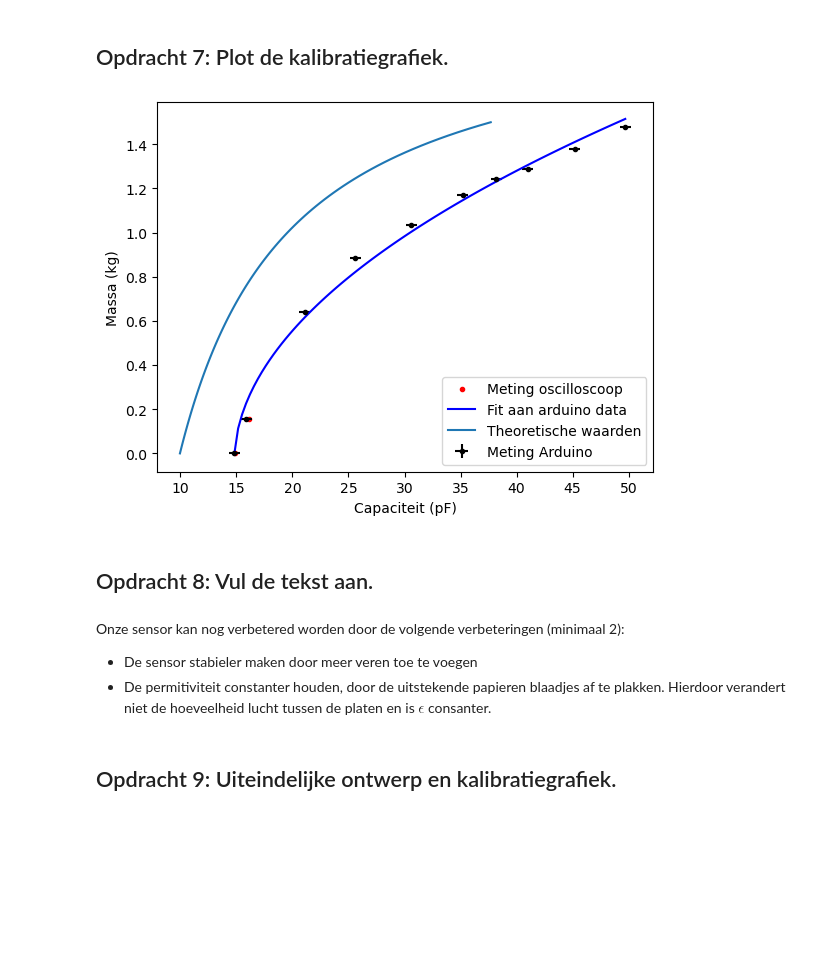
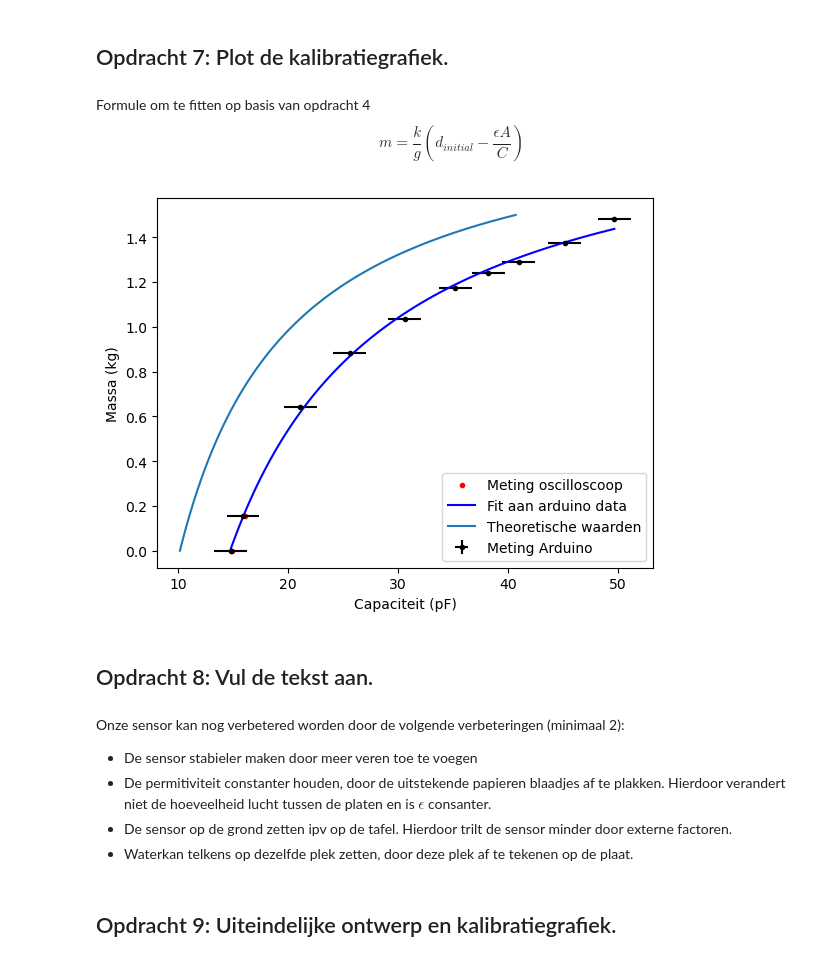
Before and after one commit to AnnetMoeleker/opdrachten-DEF-D, a Jupyter notebook: FysiekeOntwerpopdrachten/2OntwerpEenSensorCondensator/DEFOntwerpopdracht2OntwerpEenSensorInvulTemplate.ipynb, the cells around one changed output. Cells and saved outputs as stored; diff of their text form; code cells hidden in the pictures; blank space fills up the shorter version.

```diff
--- a/FysiekeOntwerpopdrachten/2OntwerpEenSensorCondensator/DEFOntwerpopdracht2OntwerpEenSensorInvulTemplate.ipynb
+++ b/FysiekeOntwerpopdrachten/2OntwerpEenSensorCondensator/DEFOntwerpopdracht2OntwerpEenSensorInvulTemplate.ipynb
@@ -85,7 +85,7 @@ from scipy.optimize import curve_fit
 def vlakkeplaat_in_functie_van_gewicht(gewicht):
     d_initial = 0.02  # m
     k_cste = 250*4  # N/m
-    F= gewicht*9.81
+    F= (gewicht+0.040)*9.81
     verandering_d=-F/k_cste
     d = d_initial + verandering_d
     return vlakkeplaat(1.5, 0.1*0.15,d)*1e12  # pF
@@ -120,35 +120,38 @@ print(min(capaciteiten),max(capaciteiten))
 ![meting 2](Opdracht6_4.jpeg)
 # %% [markdown]
 ## Opdracht 7: Plot de kalibratiegrafiek.
+# %% [markdown]
+Formule om te fitten op basis van opdracht 4
+$$m = \frac{k}{g} (d_{initial} - \frac{\epsilon A}{C})$$
 # %%
 # Plot hier je gemeten kalibratiegrafiek en plot in dezelfde figuur ook je verwachte ontwerpgrafiek.
 from scipy.optimize import curve_fit
 massa_meting = np.array([0, 0.155]) #kg, eerste 2 metingen met oscilloscoop
 capaciteit_meting = np.array([14.9,16.1]) #pF, met oscilloscoop
 massa_meting2 = np.array([0,0.155,0.640,0.885,1.0353,1.1719,1.2423,1.2892,1.3766,1.4801]) #met arduino
 capaciteit_meting2 = np.array([14.8,15.9,21.1,25.6,30.6,35.2,38.2,41.0,45.2,49.7]) #pF, met arduino
 
-def kg(capaciteit, a, b, c):
-    return np.sqrt(a*capaciteit+c)+b #omgekeerde van de formule van de grafiek, om gewicht te berekenen uit capaciteit
+def kg(capaciteit, a, b):
+    return a-(b/capaciteit)#formule uit opdracht 4 om te fitten
 
 pov, cov = curve_fit(kg, capaciteit_meting2, massa_meting2) #fitten van de formule aan de data
 
 
 fit_capaciteit = np.linspace(14.8, 49.7, 100)
-fit_massa = kg(fit_capaciteit, pov[0], pov[1], pov[2])
+fit_massa = kg(fit_capaciteit, pov[0], pov[1])
 plt.figure()
 plt.ylabel("Massa (kg)")
 plt.xlabel("Capaciteit (pF)")
 plt.plot(capaciteit_meting, massa_meting, 'r.', label="Meting oscilloscoop") #metingen oscilloscoop
-plt.errorbar(capaciteit_meting2, massa_meting2, xerr=0.5, yerr=0.001, fmt='k.', label="Meting Arduino") #metingen oscilloscoop met error bars
+plt.errorbar(capaciteit_meting2, massa_meting2, xerr=1.5, yerr=0.001, fmt='k.', label="Meting Arduino") #metingen oscilloscoop met error bars
 #plt.plot(capaciteit_meting2, massa_meting2, 'r.', label="Meting arduino") #metingen arduino
 plt.plot(fit_capaciteit, fit_massa, 'b-', label="Fit aan arduino data") #fit aan arduino data
 
 plt.plot(capaciteiten, gewichten, label='Theoretische waarden')
 plt.legend()
 plt.show()
 # %% [output]
-[figure, old version]
+[figure, new version]
 # %% [markdown]
 ## Opdracht 8: Vul de tekst aan.
 # %% [markdown]
@@ -156,6 +159,8 @@ Onze sensor kan nog verbetered worden door de volgende verbeteringen (minimaal 2
 
 * De sensor stabieler maken door meer veren toe te voegen
 * De permitiviteit constanter houden, door de uitstekende papieren blaadjes af te plakken. Hierdoor verandert niet de hoeveelheid lucht tussen de platen en is $\epsilon$ consanter.
+* De sensor op de grond zetten ipv op de tafel. Hierdoor trilt de sensor minder door externe factoren.
+* Waterkan telkens op dezelfde plek zetten, door deze plek af te tekenen op de plaat.
 # %% [markdown]
 ## Opdracht 9: Uiteindelijke ontwerp en kalibratiegrafiek.
 # %% [markdown]
```
Also changed, not shown: parts of 10 cells of this notebook, 2 other files.
